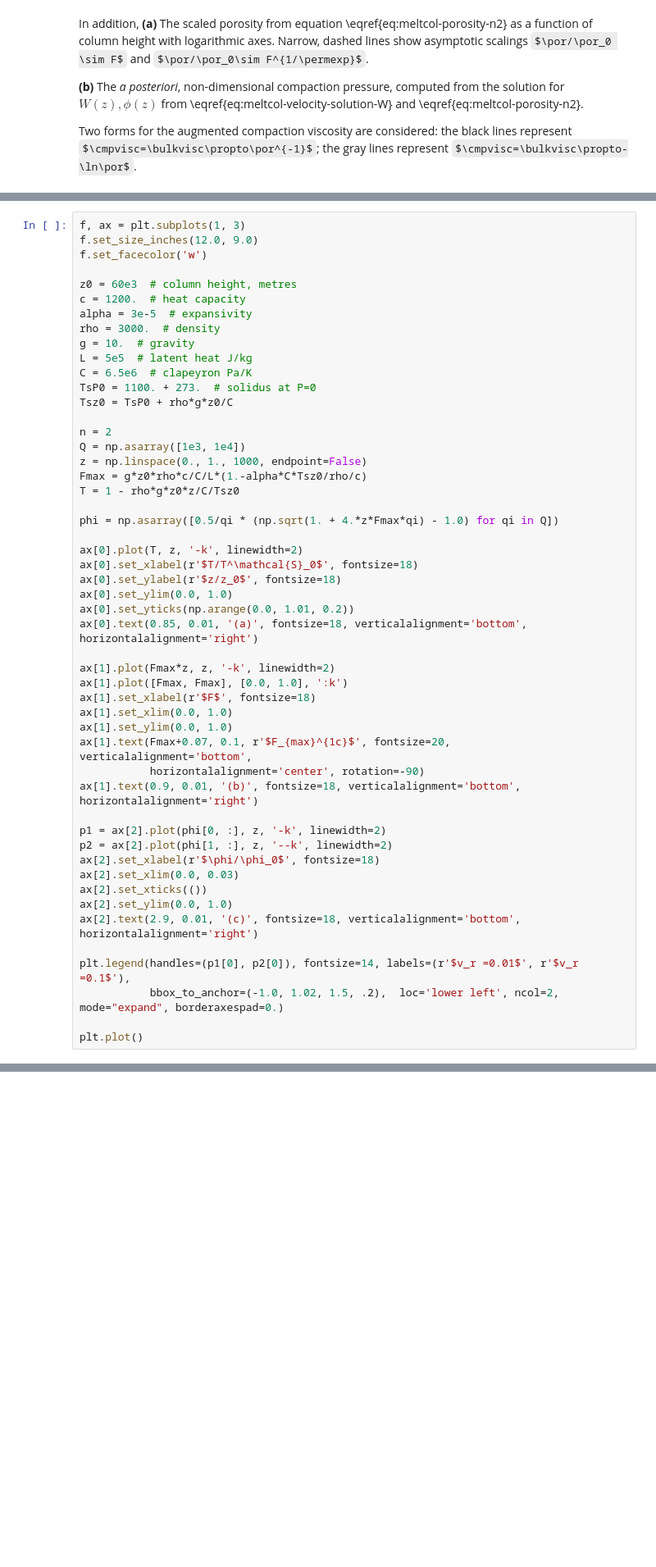
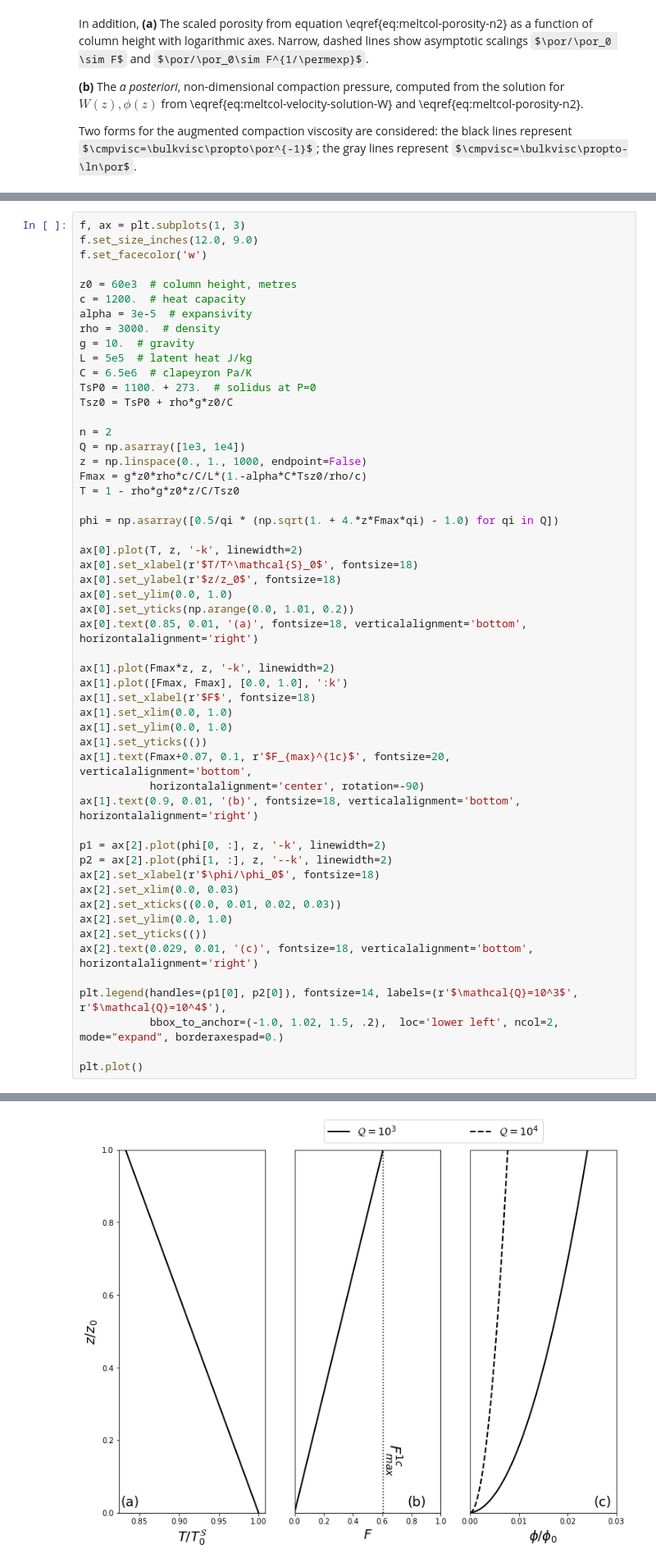
Before and after one commit to FoaLab/partially-molten-rock-PUP, a Jupyter notebook: content/ch11.ipynb, the cells around one changed output, grey strips where cells are left out. Shown at 82% size. Cells and saved outputs as stored; diff of their text form; some formulas as TeX source; blank space fills up the shorter version.

```diff
--- a/content/ch11.ipynb
+++ b/content/ch11.ipynb
@@ -236,36 +236,39 @@ T = 1 - rho*g*z0*z/C/Tsz0
 
 phi = np.asarray([0.5/qi * (np.sqrt(1. + 4.*z*Fmax*qi) - 1.0) for qi in Q])
 
 ax[0].plot(T, z, '-k', linewidth=2)
 ax[0].set_xlabel(r'$T/T^\mathcal{S}_0$', fontsize=18)
 ax[0].set_ylabel(r'$z/z_0$', fontsize=18)
 ax[0].set_ylim(0.0, 1.0)
 ax[0].set_yticks(np.arange(0.0, 1.01, 0.2))
 ax[0].text(0.85, 0.01, '(a)', fontsize=18, verticalalignment='bottom', horizontalalignment='right')
 
 ax[1].plot(Fmax*z, z, '-k', linewidth=2)
 ax[1].plot([Fmax, Fmax], [0.0, 1.0], ':k')
 ax[1].set_xlabel(r'$F$', fontsize=18)
 ax[1].set_xlim(0.0, 1.0)
 ax[1].set_ylim(0.0, 1.0)
+ax[1].set_yticks(())
 ax[1].text(Fmax+0.07, 0.1, r'$F_{max}^{1c}$', fontsize=20, verticalalignment='bottom',
            horizontalalignment='center', rotation=-90)
 ax[1].text(0.9, 0.01, '(b)', fontsize=18, verticalalignment='bottom', horizontalalignment='right')
 
 p1 = ax[2].plot(phi[0, :], z, '-k', linewidth=2)
 p2 = ax[2].plot(phi[1, :], z, '--k', linewidth=2)
 ax[2].set_xlabel(r'$\phi/\phi_0$', fontsize=18)
 ax[2].set_xlim(0.0, 0.03)
-ax[2].set_xticks(())
+ax[2].set_xticks((0.0, 0.01, 0.02, 0.03))
 ax[2].set_ylim(0.0, 1.0)
-ax[2].text(2.9, 0.01, '(c)', fontsize=18, verticalalignment='bottom', horizontalalignment='right')
+ax[2].set_yticks(())
+ax[2].text(0.029, 0.01, '(c)', fontsize=18, verticalalignment='bottom', horizontalalignment='right')
 
-plt.legend(handles=(p1[0], p2[0]), fontsize=14, labels=(r'$v_r =0.01$', r'$v_r =0.1$'),
+plt.legend(handles=(p1[0], p2[0]), fontsize=14, labels=(r'$\mathcal{Q}=10^3$', r'$\mathcal{Q}=10^4$'),
            bbox_to_anchor=(-1.0, 1.02, 1.5, .2),  loc='lower left', ncol=2, mode="expand", borderaxespad=0.)
 
 plt.plot()
 # %% [output]
 []
+[figure, added]
 # %% [markdown]
 #### Two-component mantle column
 
```
Also changed, not shown: parts of 1 cell of this notebook.
